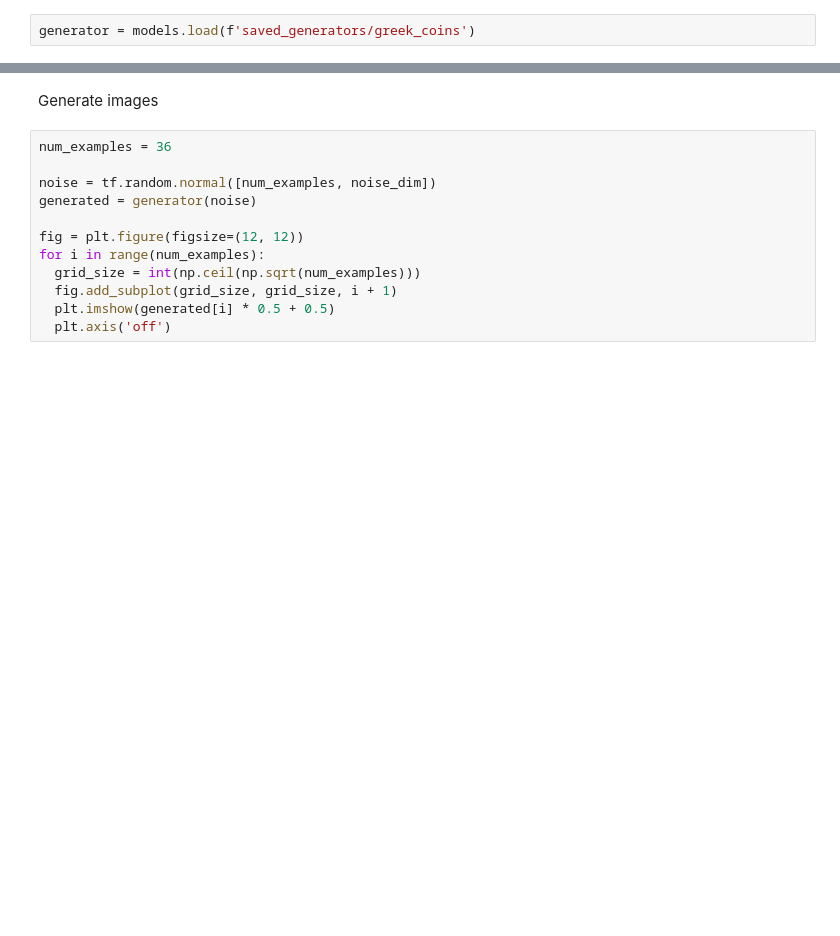
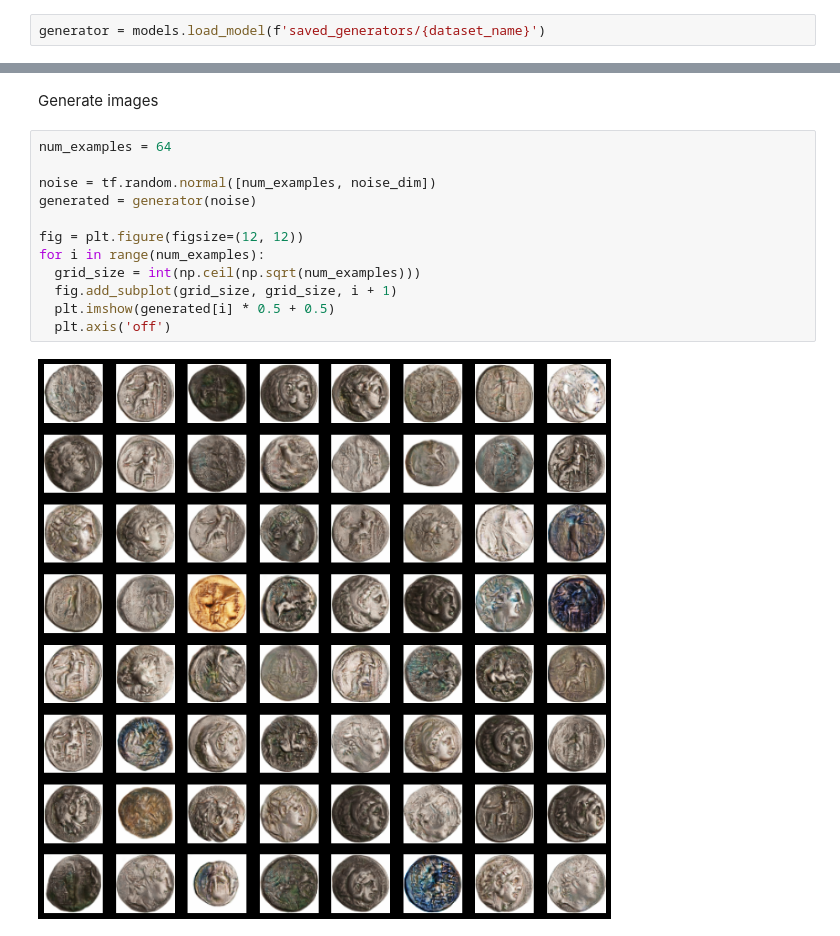
Before and after one commit to PScottZero/wgan-gp, a Jupyter notebook: wgan_gp.ipynb, the cells around one changed output, grey strips where cells are left out. Drawn from its saved outputs; the diff is of its cells as text; blank space fills up the shorter version.

```diff
--- a/wgan_gp.ipynb
+++ b/wgan_gp.ipynb
@@ -465,4 +467,4 @@ with imageio.get_writer(f'gifs/{dataset_name}.gif', mode='I') as writer:
 # %% [markdown]
 Load generator
 # %%
-generator = models.load(f'saved_generators/greek_coins')
+generator = models.load_model(f'saved_generators/{dataset_name}')
@@ -469,14 +473,16 @@ generator = models.load(f'saved_generators/greek_coins')
 # %% [markdown]
 Generate images
 # %%
-num_examples = 36
+num_examples = 64
 
 noise = tf.random.normal([num_examples, noise_dim])
 generated = generator(noise)
 
 fig = plt.figure(figsize=(12, 12))
 for i in range(num_examples):
   grid_size = int(np.ceil(np.sqrt(num_examples)))
   fig.add_subplot(grid_size, grid_size, i + 1)
   plt.imshow(generated[i] * 0.5 + 0.5)
   plt.axis('off')
+# %% [output]
+[figure, added]
```
Also changed, not shown: parts of 9 cells of this notebook.
